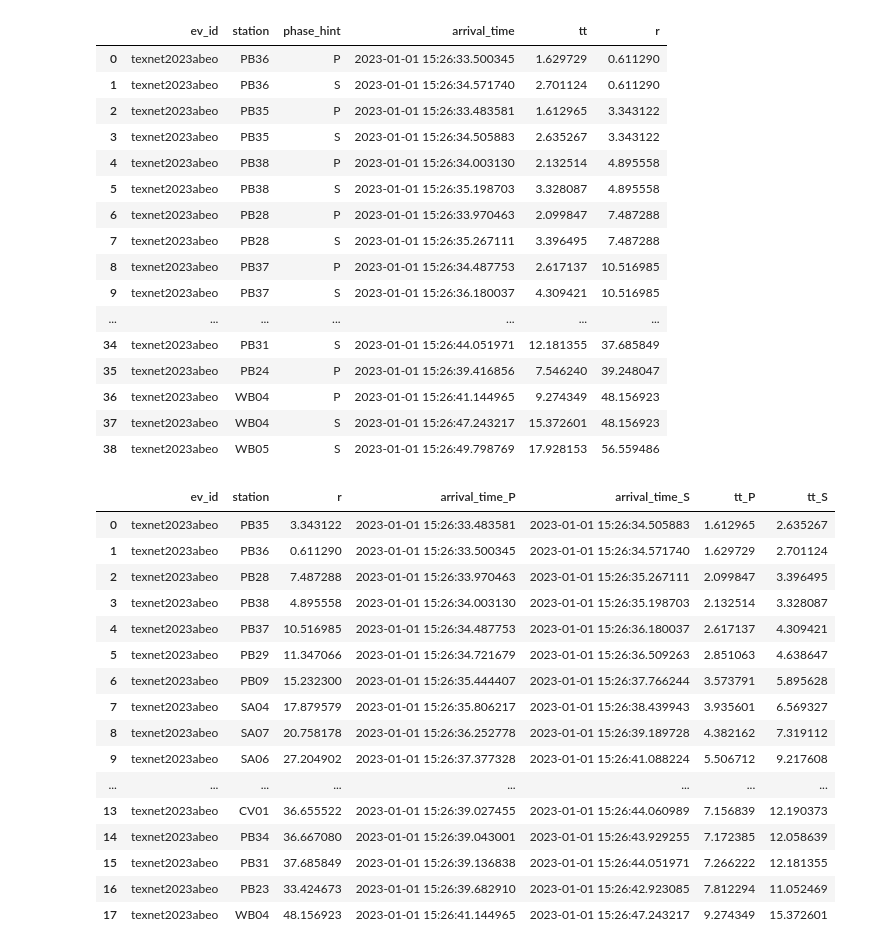
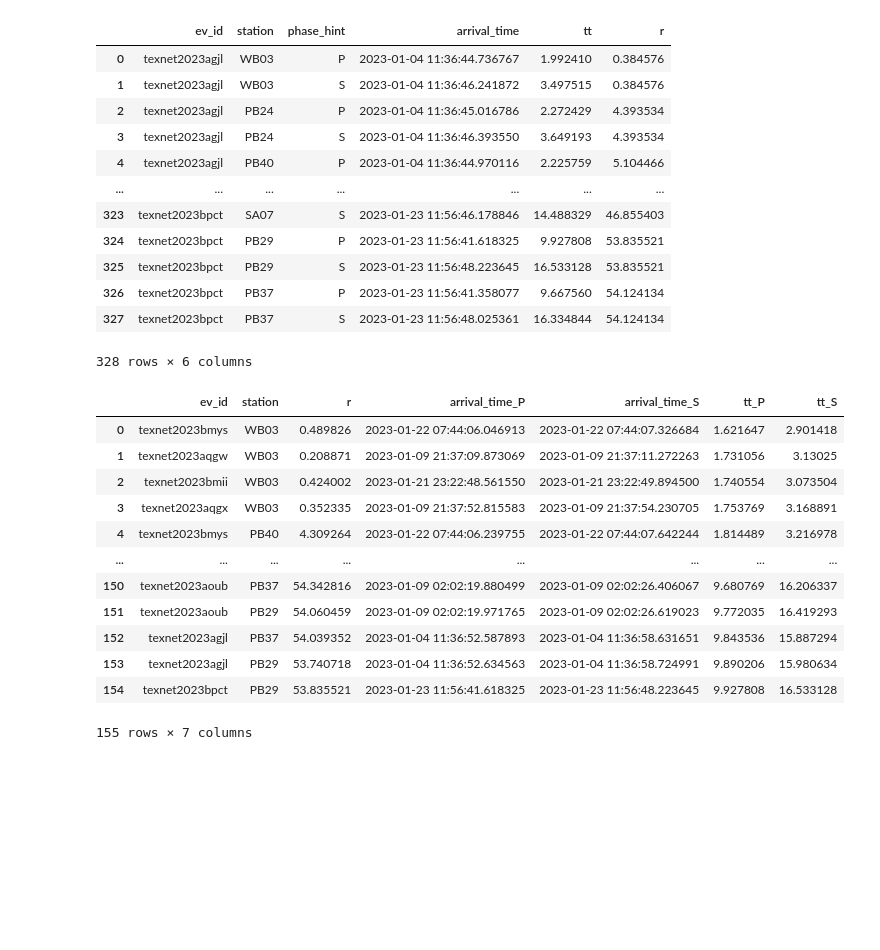
Before and after one commit to ecastillot/delaware, a Jupyter notebook: 10102024/script/pso/note_pso_depth.ipynb, the cells around one changed output. Drawn from its saved outputs; the diff is of its cells as text; code cells hidden in the pictures; blank space fills up the shorter version.

```diff
--- a/10102024/script/pso/note_pso_depth.ipynb
+++ b/10102024/script/pso/note_pso_depth.ipynb
@@ -9,7 +9,8 @@ import pandas as pd
 
 provider = "USGS"
 client =  CustomClient(provider)
-region = [-104.84329,-103.79942,31.39610,31.91505]
+# region = [-104.84329,-103.79942,31.39610,31.91505]
+region = [-103.973638,-103.963891,31.607104,31.614540]
 
 cat,picks,mag = client.get_custom_events(
                         minlatitude=region[2], maxlatitude=region[3],
@@ -28,6 +29,11 @@ cat["origin_time"] = pd.to_datetime(cat["origin_time"])
 cat_columns = ["ev_id","origin_time","eq_latitude","eq_longitude","magnitude"]
 picks_columns = ["ev_id","station","phase_hint","arrival_time"]
 
+cat = cat.drop_duplicates(ignore_index=True, keep="first")
+picks = picks.dropna(subset="phase_hint")
+picks= picks[picks["phase_hint"].isin(["P","S"])]
+picks = picks.drop_duplicates(ignore_index=True, keep="first")
+
 cat = cat[cat_columns]
 picks[picks_columns]
 print("### catalog ###\n",cat)
@@ -89,49 +113,46 @@ def get_distance_in_dataframe(data: pd.DataFrame, lat1_name: str, lon1_name: str
     Returns:
     - pd.DataFrame: DataFrame with additional columns 'r', 'az', 'baz' representing distance (in km),
       azimuth (degrees clockwise from north), and back azimuth (degrees clockwise from south), respectively.
     """
     if data.empty:
         return data
 
     data = data.reset_index(drop=True)
     computing_r = lambda x: gps2dist_azimuth(x[lat1_name], x[lon1_name],
                                              x[lat2_name], x[lon2_name])
     r = data.apply(computing_r, axis=1)
 
     if columns is None:
         columns = ["r", "az", "baz"]
 
     data[columns] = pd.DataFrame(r.tolist(), index=data.index)
     data[columns[0]] = data[columns[0]] / 1e3
     return data
 
 picks_r_tt = get_distance_in_dataframe(data=picks_eq,lat1_name="latitude",
                                          lon1_name="longitude",lat2_name="eq_latitude",
                                          lon2_name="eq_longitude")
 
 picks_r_tt["tt"] = picks_r_tt["arrival_time"] - picks_r_tt["origin_time"]
 picks_r_tt["tt"] = picks_r_tt["tt"].dt.total_seconds()
 
 picks_r_tt = picks_r_tt[picks_columns+["tt","r"]]
+picks_r_tt.reset_index(inplace=True,drop=True)
 picks_r_tt
 # %% [output]
 |  | ev_id | station | phase_hint | arrival_time | tt | r |
-| 0 | texnet2023abeo | PB36 | P | 2023-01-01 15:26:33.500345 | 1.629729 | 0.611290 |
-| 1 | texnet2023abeo | PB36 | S | 2023-01-01 15:26:34.571740 | 2.701124 | 0.611290 |
-| 2 | texnet2023abeo | PB35 | P | 2023-01-01 15:26:33.483581 | 1.612965 | 3.343122 |
-| 3 | texnet2023abeo | PB35 | S | 2023-01-01 15:26:34.505883 | 2.635267 | 3.343122 |
-| 4 | texnet2023abeo | PB38 | P | 2023-01-01 15:26:34.003130 | 2.132514 | 4.895558 |
-| 5 | texnet2023abeo | PB38 | S | 2023-01-01 15:26:35.198703 | 3.328087 | 4.895558 |
-| 6 | texnet2023abeo | PB28 | P | 2023-01-01 15:26:33.970463 | 2.099847 | 7.487288 |
-| 7 | texnet2023abeo | PB28 | S | 2023-01-01 15:26:35.267111 | 3.396495 | 7.487288 |
-| 8 | texnet2023abeo | PB37 | P | 2023-01-01 15:26:34.487753 | 2.617137 | 10.516985 |
-| 9 | texnet2023abeo | PB37 | S | 2023-01-01 15:26:36.180037 | 4.309421 | 10.516985 |
+| 0 | texnet2023agjl | WB03 | P | 2023-01-04 11:36:44.736767 | 1.992410 | 0.384576 |
+| 1 | texnet2023agjl | WB03 | S | 2023-01-04 11:36:46.241872 | 3.497515 | 0.384576 |
+| 2 | texnet2023agjl | PB24 | P | 2023-01-04 11:36:45.016786 | 2.272429 | 4.393534 |
+| 3 | texnet2023agjl | PB24 | S | 2023-01-04 11:36:46.393550 | 3.649193 | 4.393534 |
+| 4 | texnet2023agjl | PB40 | P | 2023-01-04 11:36:44.970116 | 2.225759 | 5.104466 |
 | ... | ... | ... | ... | ... | ... | ... |
-| 34 | texnet2023abeo | PB31 | S | 2023-01-01 15:26:44.051971 | 12.181355 | 37.685849 |
-| 35 | texnet2023abeo | PB24 | P | 2023-01-01 15:26:39.416856 | 7.546240 | 39.248047 |
-| 36 | texnet2023abeo | WB04 | P | 2023-01-01 15:26:41.144965 | 9.274349 | 48.156923 |
-| 37 | texnet2023abeo | WB04 | S | 2023-01-01 15:26:47.243217 | 15.372601 | 48.156923 |
-| 38 | texnet2023abeo | WB05 | S | 2023-01-01 15:26:49.798769 | 17.928153 | 56.559486 |
+| 323 | texnet2023bpct | SA07 | S | 2023-01-23 11:56:46.178846 | 14.488329 | 46.855403 |
+| 324 | texnet2023bpct | PB29 | P | 2023-01-23 11:56:41.618325 | 9.927808 | 53.835521 |
+| 325 | texnet2023bpct | PB29 | S | 2023-01-23 11:56:48.223645 | 16.533128 | 53.835521 |
+| 326 | texnet2023bpct | PB37 | P | 2023-01-23 11:56:41.358077 | 9.667560 | 54.124134 |
+| 327 | texnet2023bpct | PB37 | S | 2023-01-23 11:56:48.025361 | 16.334844 | 54.124134 |
+328 rows × 6 columns
 # %%
 picks_ready = picks_r_tt.pivot(index=["ev_id", "station", "r"], columns="phase_hint",
                       values=["arrival_time", "tt"]).reset_index()
@@ -142,22 +163,18 @@ picks_ready.sort_values(by="tt_P",inplace=True,ignore_index=True)
 picks_ready
 # %% [output]
 |  | ev_id | station | r | arrival_time_P | arrival_time_S | tt_P | tt_S |
-| 0 | texnet2023abeo | PB35 | 3.343122 | 2023-01-01 15:26:33.483581 | 2023-01-01 15:26:34.505883 | 1.612965 | 2.635267 |
-| 1 | texnet2023abeo | PB36 | 0.611290 | 2023-01-01 15:26:33.500345 | 2023-01-01 15:26:34.571740 | 1.629729 | 2.701124 |
-| 2 | texnet2023abeo | PB28 | 7.487288 | 2023-01-01 15:26:33.970463 | 2023-01-01 15:26:35.267111 | 2.099847 | 3.396495 |
-| 3 | texnet2023abeo | PB38 | 4.895558 | 2023-01-01 15:26:34.003130 | 2023-01-01 15:26:35.198703 | 2.132514 | 3.328087 |
-| 4 | texnet2023abeo | PB37 | 10.516985 | 2023-01-01 15:26:34.487753 | 2023-01-01 15:26:36.180037 | 2.617137 | 4.309421 |
-| 5 | texnet2023abeo | PB29 | 11.347066 | 2023-01-01 15:26:34.721679 | 2023-01-01 15:26:36.509263 | 2.851063 | 4.638647 |
-| 6 | texnet2023abeo | PB09 | 15.232300 | 2023-01-01 15:26:35.444407 | 2023-01-01 15:26:37.766244 | 3.573791 | 5.895628 |
-| 7 | texnet2023abeo | SA04 | 17.879579 | 2023-01-01 15:26:35.806217 | 2023-01-01 15:26:38.439943 | 3.935601 | 6.569327 |
-| 8 | texnet2023abeo | SA07 | 20.758178 | 2023-01-01 15:26:36.252778 | 2023-01-01 15:26:39.189728 | 4.382162 | 7.319112 |
-| 9 | texnet2023abeo | SA06 | 27.204902 | 2023-01-01 15:26:37.377328 | 2023-01-01 15:26:41.088224 | 5.506712 | 9.217608 |
+| 0 | texnet2023bmys | WB03 | 0.489826 | 2023-01-22 07:44:06.046913 | 2023-01-22 07:44:07.326684 | 1.621647 | 2.901418 |
+| 1 | texnet2023aqgw | WB03 | 0.208871 | 2023-01-09 21:37:09.873069 | 2023-01-09 21:37:11.272263 | 1.731056 | 3.13025 |
+| 2 | texnet2023bmii | WB03 | 0.424002 | 2023-01-21 23:22:48.561550 | 2023-01-21 23:22:49.894500 | 1.740554 | 3.073504 |
+| 3 | texnet2023aqgx | WB03 | 0.352335 | 2023-01-09 21:37:52.815583 | 2023-01-09 21:37:54.230705 | 1.753769 | 3.168891 |
+| 4 | texnet2023bmys | PB40 | 4.309264 | 2023-01-22 07:44:06.239755 | 2023-01-22 07:44:07.642244 | 1.814489 | 3.216978 |
 | ... | ... | ... | ... | ... | ... | ... | ... |
-| 13 | texnet2023abeo | CV01 | 36.655522 | 2023-01-01 15:26:39.027455 | 2023-01-01 15:26:44.060989 | 7.156839 | 12.190373 |
-| 14 | texnet2023abeo | PB34 | 36.667080 | 2023-01-01 15:26:39.043001 | 2023-01-01 15:26:43.929255 | 7.172385 | 12.058639 |
-| 15 | texnet2023abeo | PB31 | 37.685849 | 2023-01-01 15:26:39.136838 | 2023-01-01 15:26:44.051971 | 7.266222 | 12.181355 |
-| 16 | texnet2023abeo | PB23 | 33.424673 | 2023-01-01 15:26:39.682910 | 2023-01-01 15:26:42.923085 | 7.812294 | 11.052469 |
-| 17 | texnet2023abeo | WB04 | 48.156923 | 2023-01-01 15:26:41.144965 | 2023-01-01 15:26:47.243217 | 9.274349 | 15.372601 |
+| 150 | texnet2023aoub | PB37 | 54.342816 | 2023-01-09 02:02:19.880499 | 2023-01-09 02:02:26.406067 | 9.680769 | 16.206337 |
+| 151 | texnet2023aoub | PB29 | 54.060459 | 2023-01-09 02:02:19.971765 | 2023-01-09 02:02:26.619023 | 9.772035 | 16.419293 |
+| 152 | texnet2023agjl | PB37 | 54.039352 | 2023-01-04 11:36:52.587893 | 2023-01-04 11:36:58.631651 | 9.843536 | 15.887294 |
+| 153 | texnet2023agjl | PB29 | 53.740718 | 2023-01-04 11:36:52.634563 | 2023-01-04 11:36:58.724991 | 9.890206 | 15.980634 |
+| 154 | texnet2023bpct | PB29 | 53.835521 | 2023-01-23 11:56:41.618325 | 2023-01-23 11:56:48.223645 | 9.927808 | 16.533128 |
+155 rows × 7 columns
 # %%
 import numpy as np
 
```
Also changed, not shown: parts of 7 cells of this notebook.
